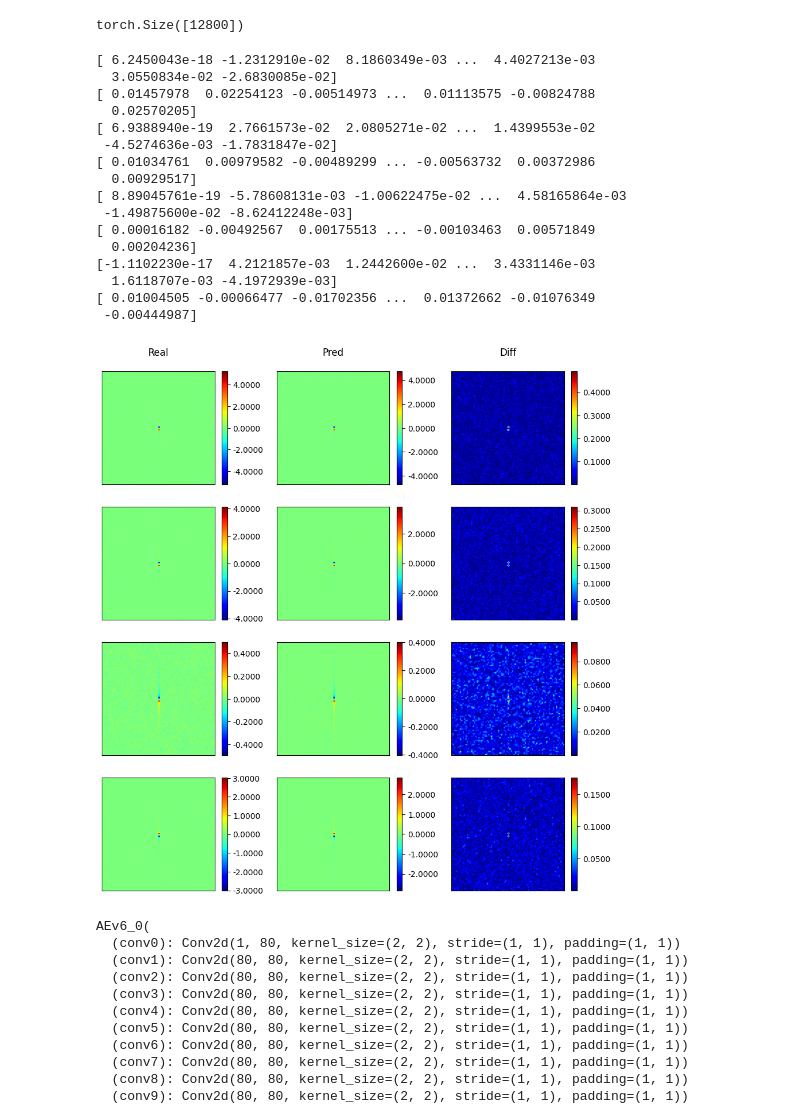
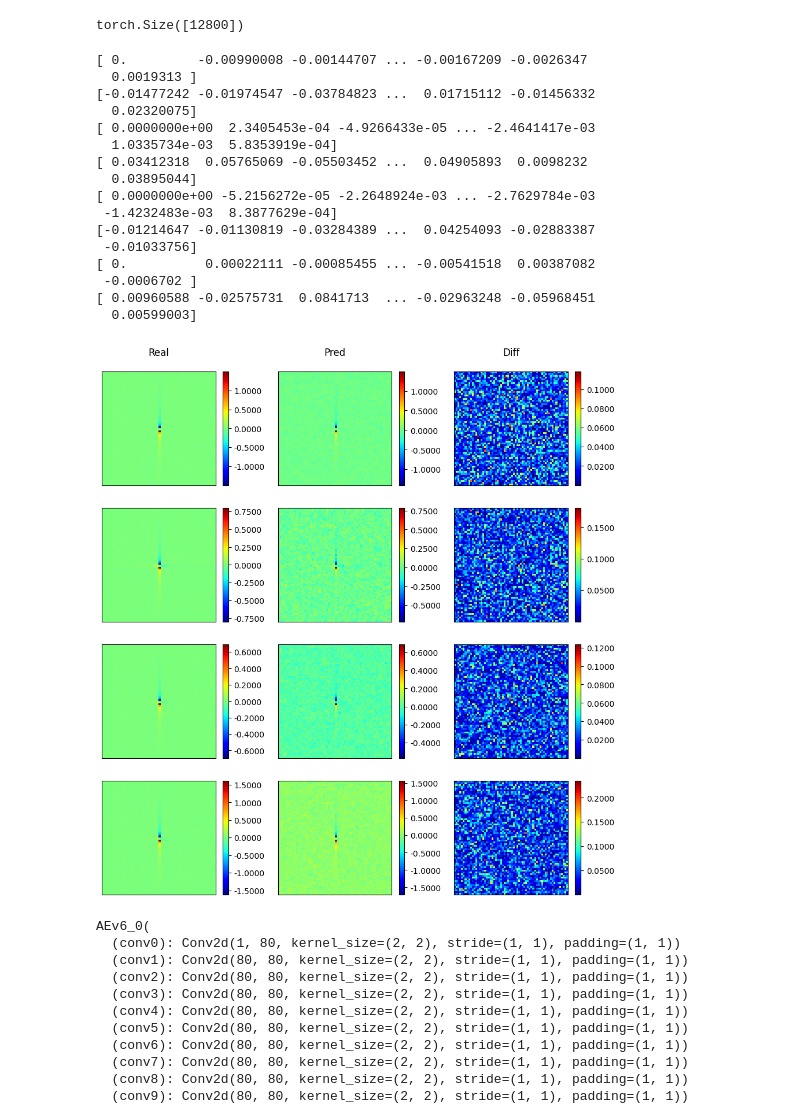
Before and after one commit to medaldev/DenoisingCNN, a Jupyter notebook: notebooks/denoise/uvych_matrix_denoising.ipynb, the cells around one changed output. Saved outputs shown, nothing was run; the diff lists cells and outputs as text; code cells hidden in the pictures.

```diff
--- a/notebooks/denoise/uvych_matrix_denoising.ipynb
+++ b/notebooks/denoise/uvych_matrix_denoising.ipynb
@@ -1,18 +1,24 @@
 # %% [markdown]
 ## Библиотеки, параметры, константы задачи
 # %%
+import sys
+
+PATH_BASE = "D:\\projects\\DenoisingCNN"
+
+sys.path.append(PATH_BASE)
+
 from applications.poly_features_environment import PolyFeaturesEnv
 import torch
 import models
 import numpy as np
 from common.fstream import read_tensor, read_matrix, rescale_array, read_mc_tensor
 
-PATH_BASE = "/home/amedvedev/projects/python/DenoisingCNN"
+
 NAME_DATASET = "gcg19"
-env = PolyFeaturesEnv(name_model="uvych_matrix_denoiser_21_im",
+env = PolyFeaturesEnv(name_model="uvych_matrix_denoiser_21_re",
                       name_dataset=NAME_DATASET,
                       path_base=PATH_BASE,
-                      device_name="cuda")
+                      device_name="cpu")
 # %%
 env.train_target_loader[0][0].shape
 # %% [output]
@@ -287,7 +315,7 @@ UvychDimExpand(
   )
 )
 # %%
-env.model = UvychDimExpand(80 * 80, [80 * 80, 80 * 80]).to(env.device)
+env.model = UvychDimExpand(64 * 64, [80 * 80, 64 * 64]).to(env.device)
 env.model
 # %% [output]
 UvychDimExpand(
@@ -370,26 +398,26 @@ env.val_target_loader[3][0].shape
 # %% [output]
 torch.Size([12800])
 # %%
-env.plot_batch(concrete=5, figsize=(10, 10), format="%.4f", wspace=0.0, hspace=0.2, size=[80 * 80],
-               func_postprocess=lambda x: x.reshape(80, 80))
+env.plot_batch(concrete=1, figsize=(10, 10), format="%.4f", wspace=0.0, hspace=0.2, size=[64 * 64],
+               func_postprocess=lambda x: x.reshape(64, 64))
 # %% [output]
-[ 6.2450043e-18 -1.2312910e-02  8.1860349e-03 ...  4.4027213e-03
-  3.0550834e-02 -2.6830085e-02]
-[ 0.01457978  0.02254123 -0.00514973 ...  0.01113575 -0.00824788
-  0.02570205]
-[ 6.9388940e-19  2.7661573e-02  2.0805271e-02 ...  1.4399553e-02
- -4.5274636e-03 -1.7831847e-02]
-[ 0.01034761  0.00979582 -0.00489299 ... -0.00563732  0.00372986
-  0.00929517]
-[ 8.89045761e-19 -5.78608131e-03 -1.00622475e-02 ...  4.58165864e-03
- -1.49875600e-02 -8.62412248e-03]
-[ 0.00016182 -0.00492567  0.00175513 ... -0.00103463  0.00571849
-  0.00204236]
-[-1.1102230e-17  4.2121857e-03  1.2442600e-02 ...  3.4331146e-03
-  1.6118707e-03 -4.1972939e-03]
-[ 0.01004505 -0.00066477 -0.01702356 ...  0.01372662 -0.01076349
- -0.00444987]
+[ 0.         -0.00990008 -0.00144707 ... -0.00167209 -0.0026347
+  0.0019313 ]
+[-0.01477242 -0.01974547 -0.03784823 ...  0.01715112 -0.01456332
+  0.02320075]
+[ 0.0000000e+00  2.3405453e-04 -4.9266433e-05 ... -2.4641417e-03
+  1.0335734e-03  5.8353919e-04]
+[ 0.03412318  0.05765069 -0.05503452 ...  0.04905893  0.0098232
+  0.03895044]
+[ 0.0000000e+00 -5.2156272e-05 -2.2648924e-03 ... -2.7629784e-03
+ -1.4232483e-03  8.3877629e-04]
+[-0.01214647 -0.01130819 -0.03284389 ...  0.04254093 -0.02883387
+ -0.01033756]
+[ 0.          0.00022111 -0.00085455 ... -0.00541518  0.00387082
+ -0.0006702 ]
+[ 0.00960588 -0.02575731  0.0841713  ... -0.02963248 -0.05968451
+  0.00599003]
-[figure, old version]
+[figure, new version]
 # %%
 env.model
 # %% [output]
```
Also changed, not shown: parts of 12 cells of this notebook.
